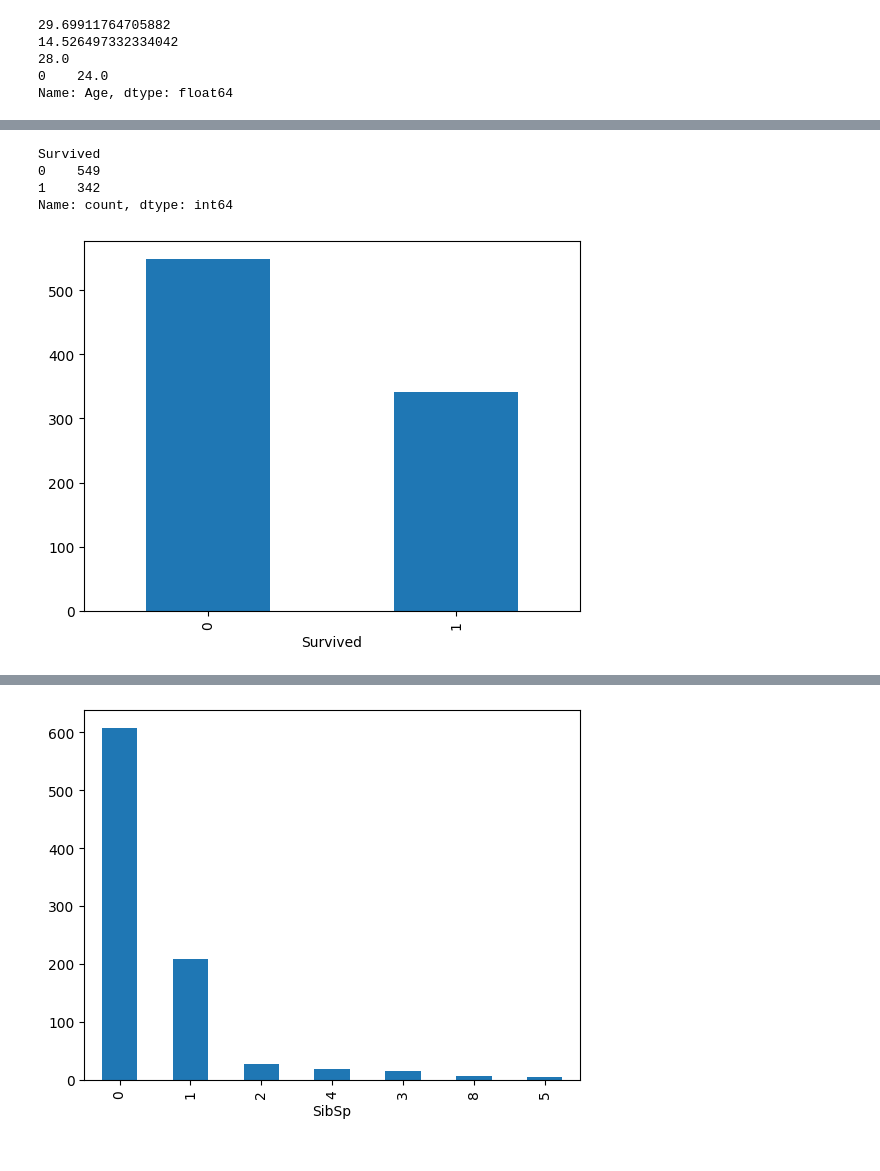
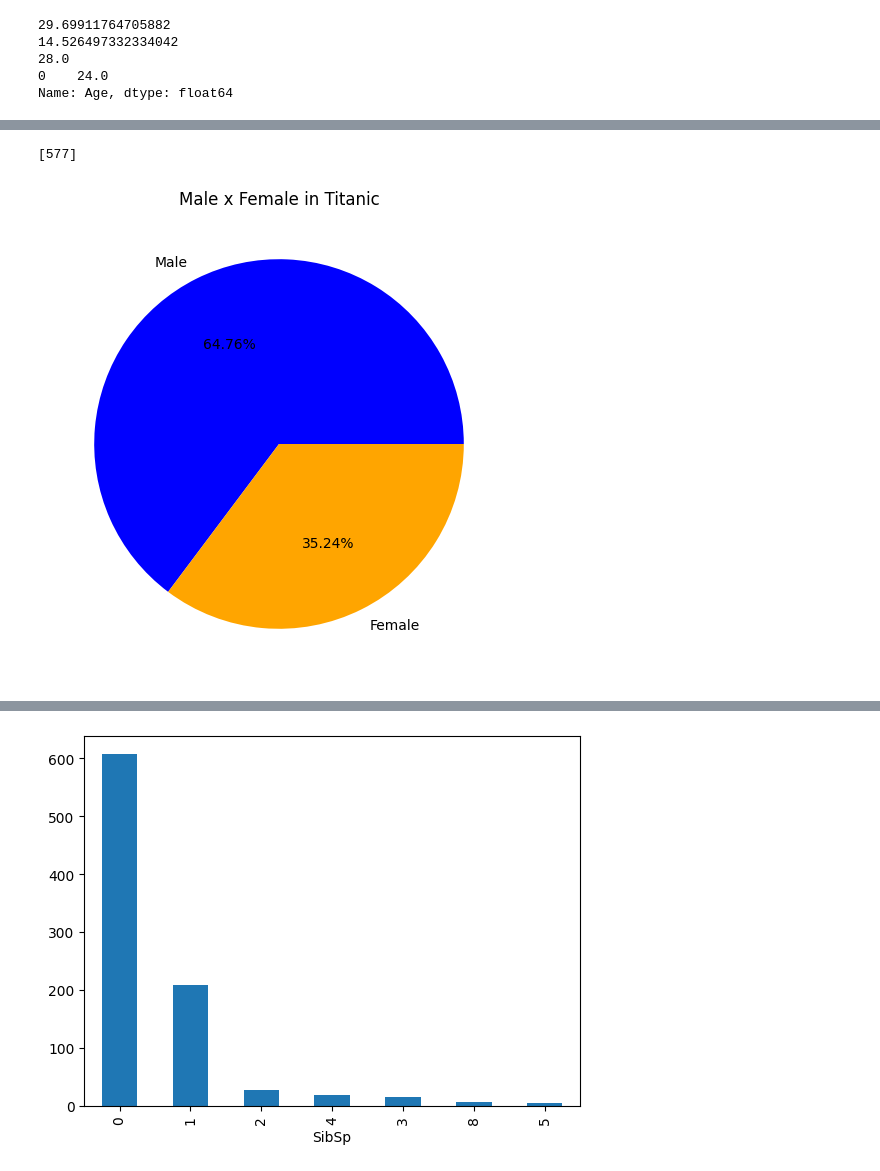
Before and after one commit to thiagotkd2/Kaggle-Titanic, a Jupyter notebook: titanic-notebook.ipynb, the cells around one changed output, grey strips where cells are left out. Drawn from its saved outputs; the diff is of its cells as text; code cells hidden in the pictures.

Commit message:
Kaggle Notebook | Titanic Notebook | Version 13

```diff
--- a/titanic-notebook.ipynb
+++ b/titanic-notebook.ipynb
@@ -205,9 +199,10 @@ sex = train_data['Sex_male'].value_counts().plot(kind='bar')
-# %%
-survival = train_data['Survived'].value_counts().plot(kind='bar')
-print(train_data['Survived'].value_counts())
-# %% [output]
-Survived
-0    549
-1    342
-Name: count, dtype: int64
-[figure, removed]
+# %%
+sex = train_data['Sex_male']
+print([sex[sex==True].count()])
+plt.figure(figsize=(8, 6))
+plt.pie([sex[sex==True].count(), sex[sex==False].count()], labels=['Male','Female'], autopct='%1.2f%%', colors=['blue', 'orange'])
+plt.title('Male x Female in Titanic')
+plt.show()
+# %% [output]
+[577]
+[figure, added]
```
Also changed, not shown: parts of 20 cells of this notebook.
